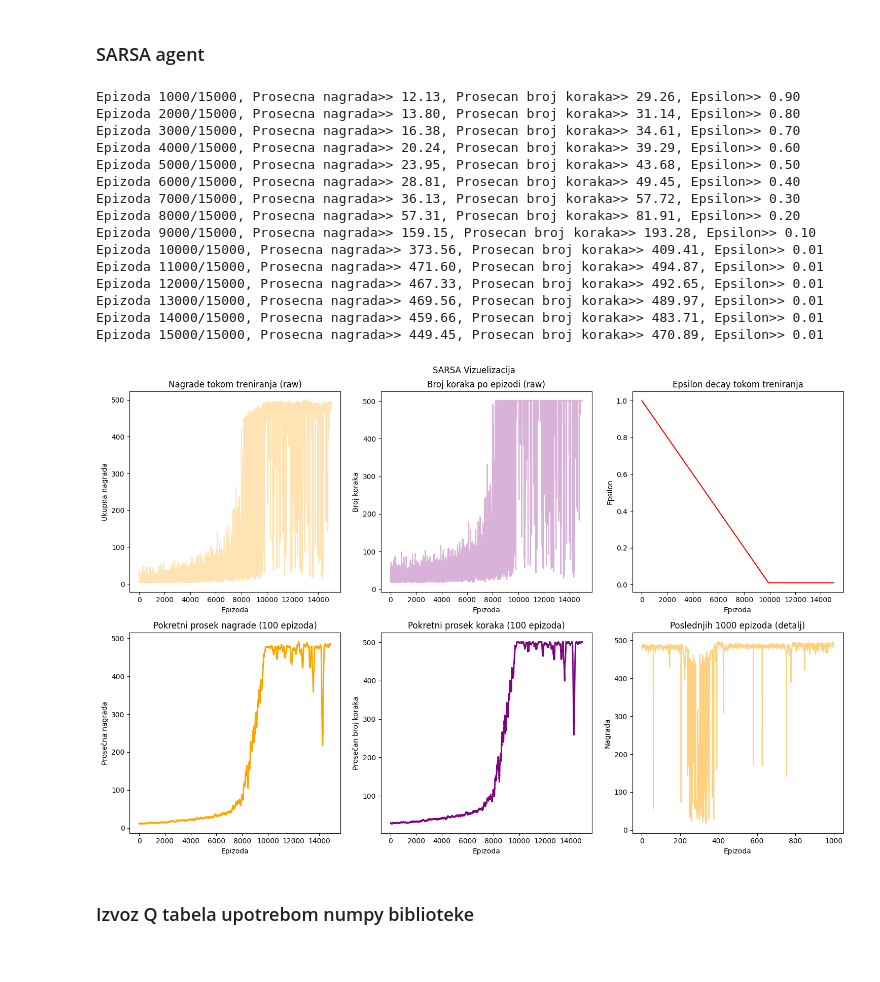
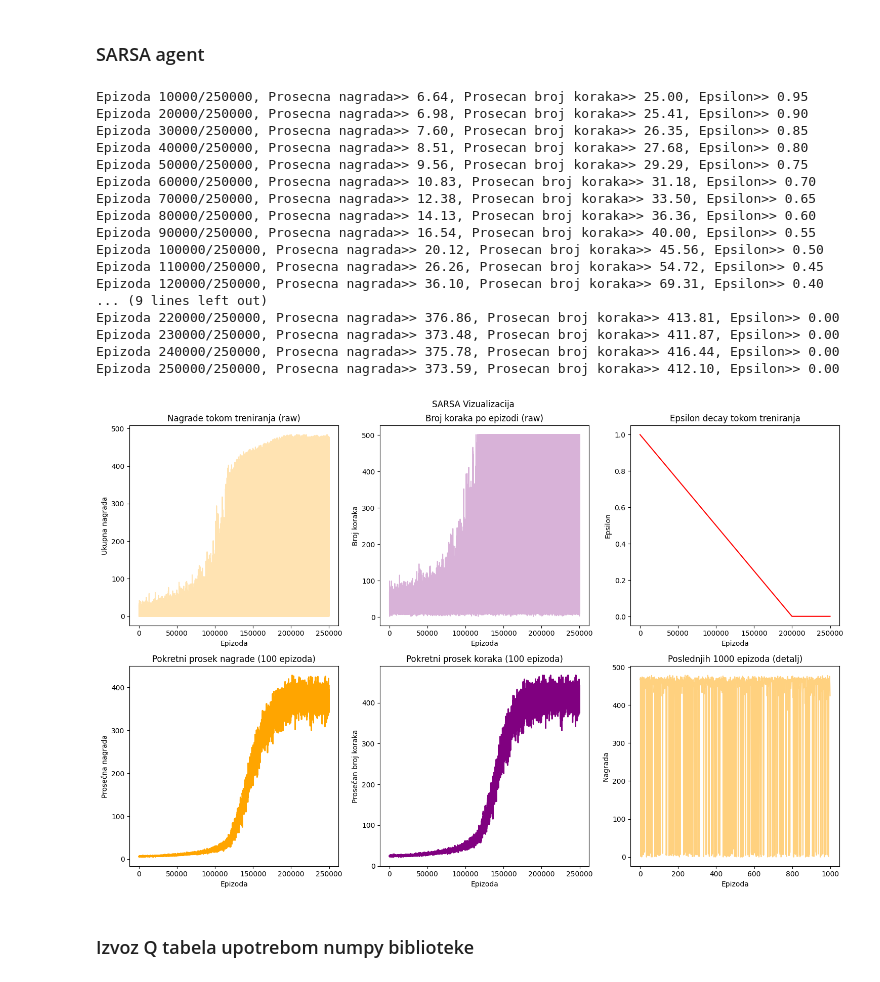
Before and after one commit to neshko31/SOAA-Projekat, a Jupyter notebook: ball-and-beam.ipynb, the cells around one changed output. Drawn from its saved outputs; the diff is of its cells as text; code cells hidden in the pictures.

```diff
--- a/ball-and-beam.ipynb
+++ b/ball-and-beam.ipynb
@@ -248,7 +248,7 @@ def visualize_q_learning(rewards_per_episode, steps_per_episode, EPISODES):
 # %%
 # Vizualizacija SARSA
 
-def visualize_sarsa(rewards_per_episode_S, steps_per_episode_S, EPISODES_S):
+def visualize_sarsa(rewards_per_episode_S, steps_per_episode_S, EPISODES_S, EPSILON_S, EPSILON_DECAY_S, EPSILON_MIN_S):
     plt.figure(figsize=(15, 10))
     plt.suptitle("SARSA Vizualizacija")
 
@@ -268,8 +268,7 @@ def visualize_sarsa(rewards_per_episode_S, steps_per_episode_S, EPISODES_S):
 
     # 3. Epsilon decay
     plt.subplot(2, 3, 3)
-    # epsilons_S = [max(EPS_MIN_S, 1 - i * eps_decay_rate_S) for i in range(EPISODES_S)]
-    epsilons_S = [max(0.01, 1 - i * 0.0001) for i in range(EPISODES_S)]
+    epsilons_S = [EPSILON_S - i * EPSILON_DECAY_S if 1 - i * EPSILON_DECAY_S > EPSILON_MIN_S else EPSILON_MIN_S for i in range(EPISODES_S)]
     plt.plot(epsilons_S, color='red')
     plt.xlabel('Epizoda')
     plt.ylabel('Epsilon')
@@ -366,8 +367,9 @@ Q = np.zeros((N_X_BINS, N_X_DOT_BINS, N_ALPHA_BINS, N_ALPHA_DOT_BINS, 5))   # 5
 
 # epsilon sa decay stopom jer zelimo prvo eksloraciju a potom eksploataciju
 EPSILON = 1
-eps_decay_rate = 0.0001
-EPISODES = 15000
+eps_decay_rate = 0.000005
+EPISODES = 250000
+EPSILON_MIN = 0.001
 
 # za pracenje napretka
 rewards_per_episode = []
@@ -375,10 +377,15 @@ steps_per_episode = []
 
 # Trening petlja
 for episode in range(EPISODES):
-    EPSILON -= eps_decay_rate if EPSILON > 0.001 else 0
+    EPSILON = max(EPSILON_MIN, EPSILON - eps_decay_rate)
 
     # Resetujem okruzenje
     state, _, _, _ = env.reset()
+    state[0] = env.x         = np.clip(np.random.normal(0, x_th / 4), -0.19, 0.19)
+    state[1] = env.x_dot     = np.clip(np.random.normal(0, x_dot_th / 4), -0.49, 0.49)
+    state[2] = env.alpha     = np.clip(np.random.normal(0, alpha_th / 4), -0.34, 0.34)
+    state[3] = env.alpha_dot = np.clip(np.random.normal(0, alpha_dot_th / 4), -0.99, 0.99)
+
     state_idx = discretize_state(state)
     total_reward = 0
     done = False
@@ -404,9 +411,9 @@ for episode in range(EPISODES):
     rewards_per_episode.append(total_reward)
     steps_per_episode.append(env.steps)
 
-    # na svakih 1000 epizoda zelim da ispisem napredak
-    if(episode + 1) % 1000 == 0:
-        avg_reward = np.mean(rewards_per_episode[-1000 :])
-        avg_steps = np.mean(steps_per_episode[-1000 :])
+    # na svakih 10000 epizoda zelim da ispisem napredak
+    if(episode + 1) % 10000 == 0:
+        avg_reward = np.mean(rewards_per_episode[-10000 :])
+        avg_steps = np.mean(steps_per_episode[-10000 :])
         print(f"Epizoda {episode+1}/{EPISODES}, Prosecna nagrada>> {avg_reward:.2f}, Prosecan broj koraka>> {avg_steps:.2f}, Epsilon>>{EPSILON:.2f}")
 # %% [output]
@@ -439,9 +448,9 @@ GAMMA_S = 0.99
 Q_S = np.zeros((N_X_BINS, N_X_DOT_BINS, N_ALPHA_BINS, N_ALPHA_DOT_BINS, 5))
 
 EPSILON_S = 1
-eps_decay_rate_S = 0.0001
-EPS_MIN_S = 0.01
-EPISODES_S = 15000
+eps_decay_rate_S = 0.000005
+EPISODES_S = 250000
+EPS_MIN_S = 0.001
 
 rewards_per_episode_S = []
 steps_per_episode_S = []
@@ -450,6 +459,11 @@ for episode in range(EPISODES_S):
     EPSILON_S = max(EPS_MIN_S, EPSILON_S - eps_decay_rate_S)
 
     state, _, _, _ = env.reset()
+    state[0] = env.x         = np.clip(np.random.normal(0, x_th / 4), -0.19, 0.19)
+    state[1] = env.x_dot     = np.clip(np.random.normal(0, x_dot_th / 4), -0.49, 0.49)
+    state[2] = env.alpha     = np.clip(np.random.normal(0, alpha_th / 4), -0.34, 0.34)
+    state[3] = env.alpha_dot = np.clip(np.random.normal(0, alpha_dot_th / 4), -0.99, 0.99)
+
     state_idx = discretize_state(state)
 
     # SARSA: akcija se bira NA POCETKU epizode, pre petlje
@@ -481,30 +495,32 @@ for episode in range(EPISODES_S):
     rewards_per_episode_S.append(total_reward)
     steps_per_episode_S.append(env.steps)
 
-    if (episode + 1) % 1000 == 0:
-        avg_reward = np.mean(rewards_per_episode_S[-1000:])
-        avg_steps = np.mean(steps_per_episode_S[-1000:])
+    if (episode + 1) % 10000 == 0:
+        avg_reward = np.mean(rewards_per_episode_S[-10000:])
+        avg_steps = np.mean(steps_per_episode_S[-10000:])
         print(f"Epizoda {episode+1}/{EPISODES_S}, Prosecna nagrada>> {avg_reward:.2f}, Prosecan broj koraka>> {avg_steps:.2f}, Epsilon>> {EPSILON_S:.2f}")
 # %% [output]
-Epizoda 1000/15000, Prosecna nagrada>> 12.13, Prosecan broj koraka>> 29.26, Epsilon>> 0.90
-Epizoda 2000/15000, Prosecna nagrada>> 13.80, Prosecan broj koraka>> 31.14, Epsilon>> 0.80
-Epizoda 3000/15000, Prosecna nagrada>> 16.38, Prosecan broj koraka>> 34.61, Epsilon>> 0.70
-Epizoda 4000/15000, Prosecna nagrada>> 20.24, Prosecan broj koraka>> 39.29, Epsilon>> 0.60
-Epizoda 5000/15000, Prosecna nagrada>> 23.95, Prosecan broj koraka>> 43.68, Epsilon>> 0.50
-Epizoda 6000/15000, Prosecna nagrada>> 28.81, Prosecan broj koraka>> 49.45, Epsilon>> 0.40
-Epizoda 7000/15000, Prosecna nagrada>> 36.13, Prosecan broj koraka>> 57.72, Epsilon>> 0.30
-Epizoda 8000/15000, Prosecna nagrada>> 57.31, Prosecan broj koraka>> 81.91, Epsilon>> 0.20
-Epizoda 9000/15000, Prosecna nagrada>> 159.15, Prosecan broj koraka>> 193.28, Epsilon>> 0.10
-Epizoda 10000/15000, Prosecna nagrada>> 373.56, Prosecan broj koraka>> 409.41, Epsilon>> 0.01
-Epizoda 11000/15000, Prosecna nagrada>> 471.60, Prosecan broj koraka>> 494.87, Epsilon>> 0.01
-Epizoda 12000/15000, Prosecna nagrada>> 467.33, Prosecan broj koraka>> 492.65, Epsilon>> 0.01
-Epizoda 13000/15000, Prosecna nagrada>> 469.56, Prosecan broj koraka>> 489.97, Epsilon>> 0.01
-Epizoda 14000/15000, Prosecna nagrada>> 459.66, Prosecan broj koraka>> 483.71, Epsilon>> 0.01
-Epizoda 15000/15000, Prosecna nagrada>> 449.45, Prosecan broj koraka>> 470.89, Epsilon>> 0.01
+Epizoda 10000/250000, Prosecna nagrada>> 6.64, Prosecan broj koraka>> 25.00, Epsilon>> 0.95
+Epizoda 20000/250000, Prosecna nagrada>> 6.98, Prosecan broj koraka>> 25.41, Epsilon>> 0.90
+Epizoda 30000/250000, Prosecna nagrada>> 7.60, Prosecan broj koraka>> 26.35, Epsilon>> 0.85
+Epizoda 40000/250000, Prosecna nagrada>> 8.51, Prosecan broj koraka>> 27.68, Epsilon>> 0.80
+Epizoda 50000/250000, Prosecna nagrada>> 9.56, Prosecan broj koraka>> 29.29, Epsilon>> 0.75
+Epizoda 60000/250000, Prosecna nagrada>> 10.83, Prosecan broj koraka>> 31.18, Epsilon>> 0.70
+Epizoda 70000/250000, Prosecna nagrada>> 12.38, Prosecan broj koraka>> 33.50, Epsilon>> 0.65
+Epizoda 80000/250000, Prosecna nagrada>> 14.13, Prosecan broj koraka>> 36.36, Epsilon>> 0.60
+Epizoda 90000/250000, Prosecna nagrada>> 16.54, Prosecan broj koraka>> 40.00, Epsilon>> 0.55
+Epizoda 100000/250000, Prosecna nagrada>> 20.12, Prosecan broj koraka>> 45.56, Epsilon>> 0.50
+Epizoda 110000/250000, Prosecna nagrada>> 26.26, Prosecan broj koraka>> 54.72, Epsilon>> 0.45
+Epizoda 120000/250000, Prosecna nagrada>> 36.10, Prosecan broj koraka>> 69.31, Epsilon>> 0.40
+... (9 lines left out)
+Epizoda 220000/250000, Prosecna nagrada>> 376.86, Prosecan broj koraka>> 413.81, Epsilon>> 0.00
+Epizoda 230000/250000, Prosecna nagrada>> 373.48, Prosecan broj koraka>> 411.87, Epsilon>> 0.00
+Epizoda 240000/250000, Prosecna nagrada>> 375.78, Prosecan broj koraka>> 416.44, Epsilon>> 0.00
+Epizoda 250000/250000, Prosecna nagrada>> 373.59, Prosecan broj koraka>> 412.10, Epsilon>> 0.00
 # %%
-visualize_sarsa(rewards_per_episode_S, steps_per_episode_S, EPISODES_S)
+visualize_sarsa(rewards_per_episode_S, steps_per_episode_S, EPISODES_S, 1, eps_decay_rate_S, EPS_MIN_S)
 # %% [output]
-[figure, old version]
+[figure, new version]
 # %% [markdown]
 ### Izvoz Q tabela upotrebom numpy biblioteke
 # %%
```
Also changed, not shown: parts of 5 cells of this notebook, 8 other files.
